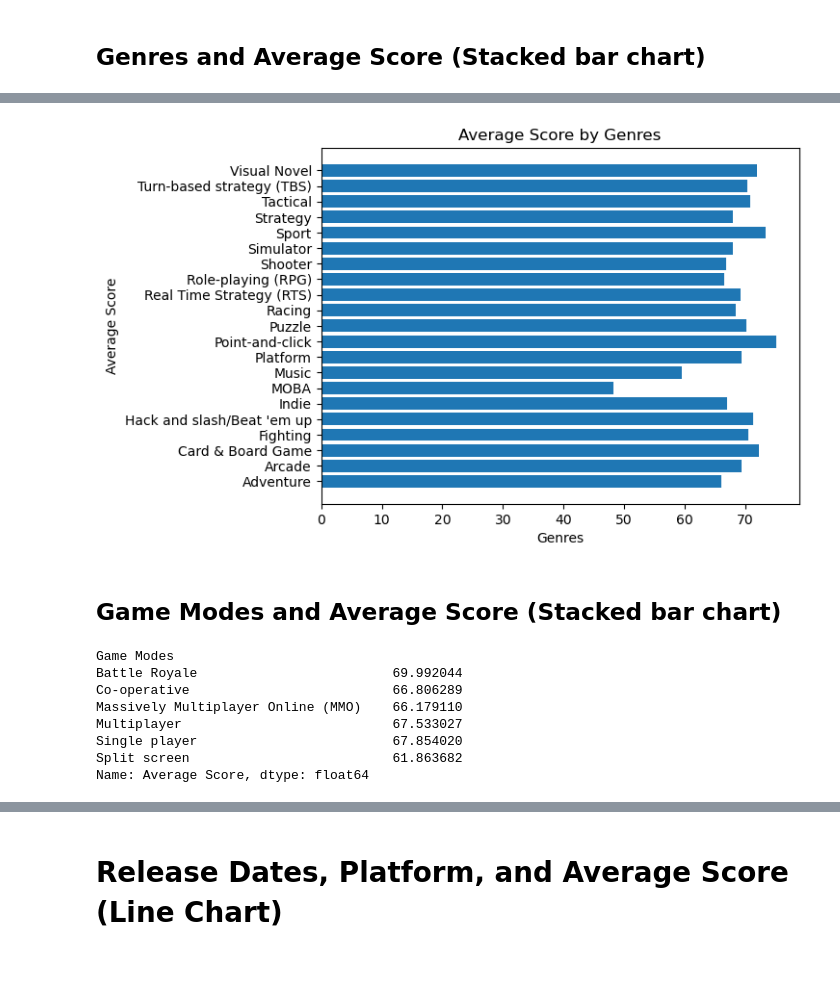
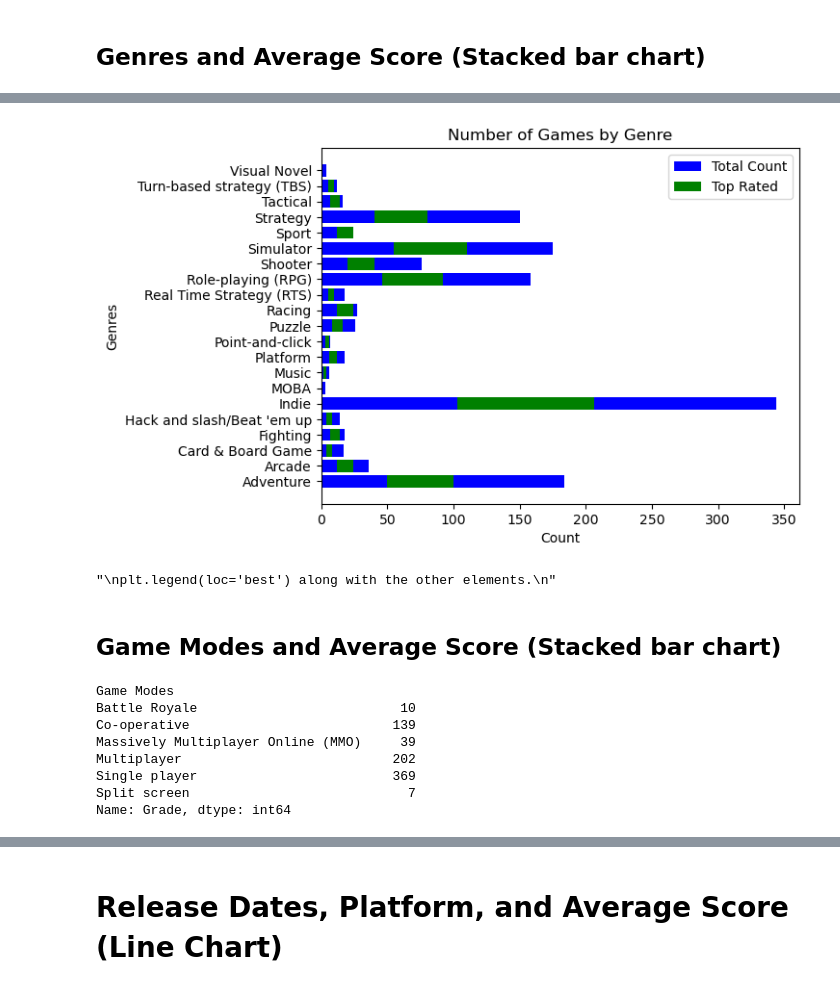
Before and after one commit to nlabern/Project_1_Steam_PC_, a Jupyter notebook: Data-analysis.ipynb, the cells around one changed output, grey strips where cells are left out. Cells and saved outputs as stored; diff of their text form; code cells hidden in the pictures.

Commit message:
Plotted some more graphs

```diff
--- a/Data-analysis.ipynb
+++ b/Data-analysis.ipynb
@@ -258,5 +287,7 @@ plt.show()
 genre_average = genre_df.groupby("Genres")["Average Score"].mean()
 genre_average
 # Group all the games by genre as counts of all the games in each genre: this will be the first segment of the stacked bar.
+genre_count = genre_df.groupby("Genres")["Grade"].count()
+genre_count
 # %% [output]
 Genres
@@ -279,2 +310,4 @@ Name: Average Score, dtype: float64
 # %%
 # Group the top rated games by genre as counts of all the games in each genre: this will be the second of the stacked bar
+genre_top_rated = genre_df[genre_df["Grade"]== "Very High"].groupby("Genres")["Grade"].count()
+genre_top_rated
@@ -281,47 +332,55 @@ Name: Average Score, dtype: float64
 # %%
-plt.barh(genre_average.index,genre_average.values)
-plt.xlabel('Genres')
-plt.ylabel('Average Score')
-#plt.xticks(rotation=90)
-plt.title("Average Score by Genres")
-plt.show()
 
 """
 Plot the first segment of each bar: 4 params;
 1. first groupby.index
 2. first groupby.values
 3. color
 4. bar label
 """
+fig, ax = plt.subplots()
+ax.barh
+ax.barh(genre_count.index,genre_count.values,color= "blue",label="Total Count")
+ax.barh(genre_top_rated.index,genre_top_rated.values, left =genre_top_rated.values, color= "green",label= "Top Rated" )
+ax.set_xlabel('Count')
+ax.set_ylabel('Genres')
+ax.set_title("Number of Games by Genre")
+ax.legend(loc="best")
+plt.savefig("Visuals/Number_of_games_by_genre.png",bbox_inches="tight")
+plt.show()
+
 
 """
 Plot the second segment of each bar on top of the first segment: 5 params;
 1. second groupby.index
 2. second groupby.values
 3. bottom=first groupby.values
 4. color
 5. bar label
 """
 
 """
 plt.legend(loc='best') along with the other elements.
 """
 # %% [output]
-[figure, old version]
+[figure, new version]
+"\nplt.legend(loc='best') along with the other elements.\n"
 # %% [markdown]
 ## Game Modes and Average Score (Stacked bar chart)
 # %%
 mode_average = game_mode_df.groupby("Game Modes")["Average Score"].mean()
 mode_average
 # Group all the games by game mode as counts of all the games in each game mode: this will be the first segment of the stacked bar.
+mode_count = game_mode_df.groupby("Game Modes")["Grade"].count()
+mode_count
 # %% [output]
 Game Modes
-Battle Royale                         69.992044
-Co-operative                          66.806289
-Massively Multiplayer Online (MMO)    66.179110
-Multiplayer                           67.533027
-Single player                         67.854020
-Split screen                          61.863682
-Name: Average Score, dtype: float64
+Battle Royale                          10
+Co-operative                          139
+Massively Multiplayer Online (MMO)     39
+Multiplayer                           202
+Single player                         369
+Split screen                            7
+Name: Grade, dtype: int64
 # %%
 # Group the top rated games by game mode as counts of all the games in each game mode: this will be the second segment of the stacked bar.
```
Also changed, not shown: parts of 11 cells of this notebook, 6 other files.
